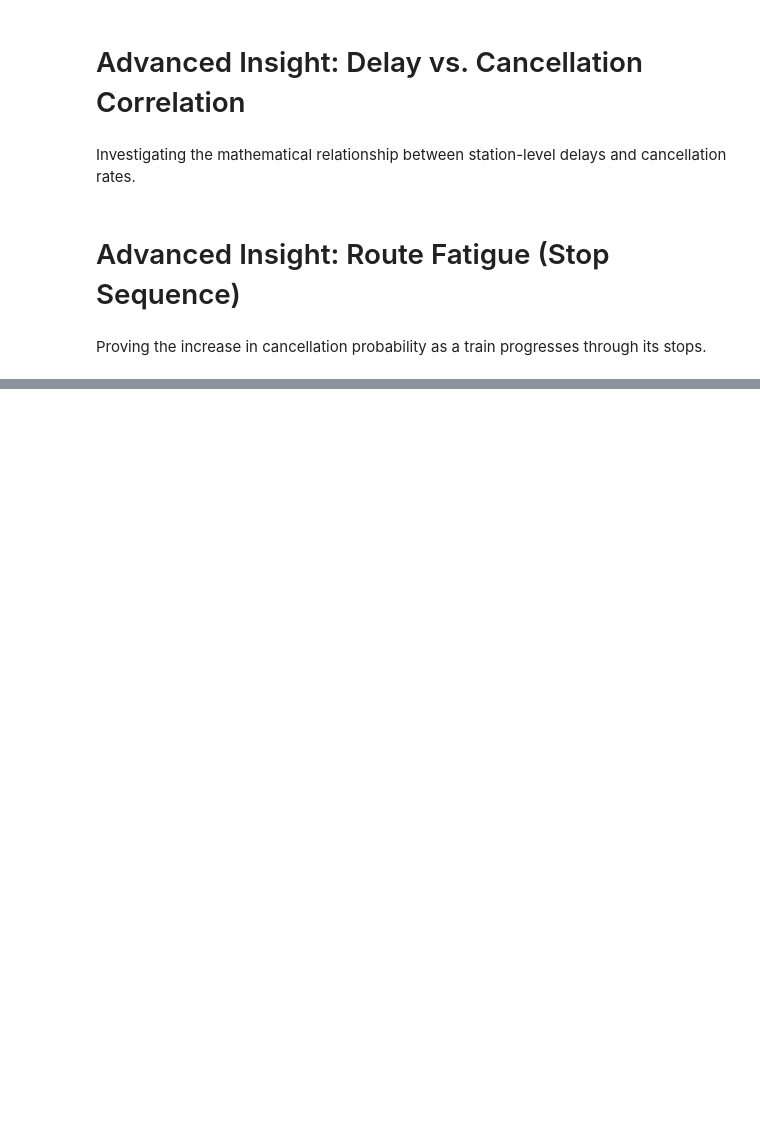
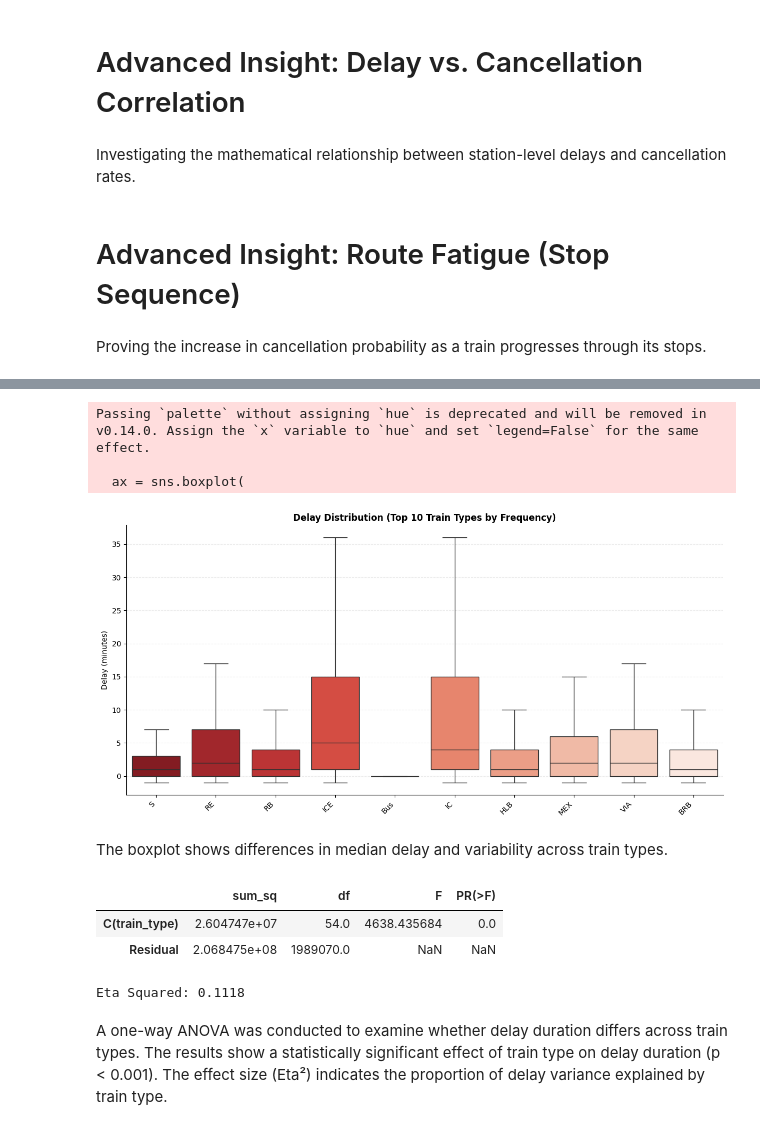
Before and after one commit to kellymegan/ASDA_2025_Group_2_Portfolio_, a Jupyter notebook: notebooks/exam_group2_notebook.ipynb, the cells around one changed output, grey strips where cells are left out. Saved outputs shown, nothing was run; the diff lists cells and outputs as text; code cells hidden in the pictures; blank space fills up the shorter version.

```diff
--- a/notebooks/exam_group2_notebook.ipynb
+++ b/notebooks/exam_group2_notebook.ipynb
@@ -1355,0 +1458,61 @@ print(f"  Result: {'SIGNIFICANT' if p_seq < 0.05 else 'NOT SIGNIFICANT'}")
+# %%
+# Delay Distribution (Top 10 Train Types by Frequency)
+
+top10_freq = df_clean["train_type"].value_counts().head(10).index
+df_top = df_clean[df_clean["train_type"].isin(top10_freq)].copy()
+
+
+lo, hi = df_top["delay_in_min"].quantile([0.01, 0.99])
+df_top_viz = df_top[(df_top["delay_in_min"] >= lo) & (df_top["delay_in_min"] <= hi)].copy()
+
+plt.figure(figsize=(12,6))
+ax = sns.boxplot(
+    data=df_top_viz,
+    x="train_type",
+    y="delay_in_min",
+    order=top10_freq,
+    palette=sns.color_palette("Reds_r", len(top10_freq)),
+    showfliers=False
+)
+
+sns.despine()
+ax.grid(axis="y", linestyle="--", alpha=0.25)
+
+plt.title("Delay Distribution (Top 10 Train Types by Frequency)", weight="bold")
+plt.xlabel("")
+plt.ylabel("Delay (minutes)")
+plt.xticks(rotation=45, ha="right")
+plt.tight_layout()
+plt.show()
+# %% [output]
+Passing `palette` without assigning `hue` is deprecated and will be removed in v0.14.0. Assign the `x` variable to `hue` and set `legend=False` for the same effect.
+
+  ax = sns.boxplot(
+[figure, added]
+# %% [markdown]
+The boxplot shows differences in median delay and variability across train types.
+# %%
+#  ANOVA: Does mean delay differ across train types?
+
+
+model = ols("delay_in_min ~ C(train_type)", data=df_clean).fit()
+anova_table = sm.stats.anova_lm(model, typ=2)
+
+anova_table
+# %% [output]
+|  | sum_sq | df | F | PR(>F) |
+| C(train_type) | 2.604747e+07 | 54.0 | 4638.435684 | 0.0 |
+| Residual | 2.068475e+08 | 1989070.0 | NaN | NaN |
+# %%
+# Effect Size (ANOVA): Eta Squared
+# How much variance in delay is explained by train type?
+
+
+eta_sq = anova_table.loc["C(train_type)", "sum_sq"] / anova_table["sum_sq"].sum()
+print("Eta Squared:", round(float(eta_sq), 4))
+# %% [output]
+Eta Squared: 0.1118
+# %% [markdown]
+A one-way ANOVA was conducted to examine whether delay duration differs across train types.
+The results show a statistically significant effect of train type on delay duration (p < 0.001).
+The effect size (Eta²) indicates the proportion of delay variance explained by train type.
```
Also changed, not shown: parts of 16 cells of this notebook.
